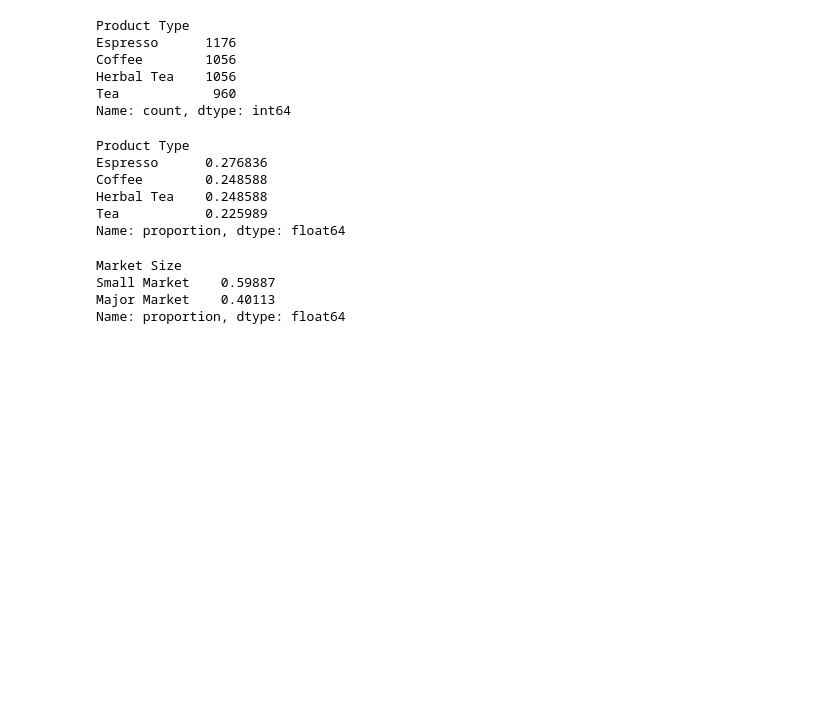
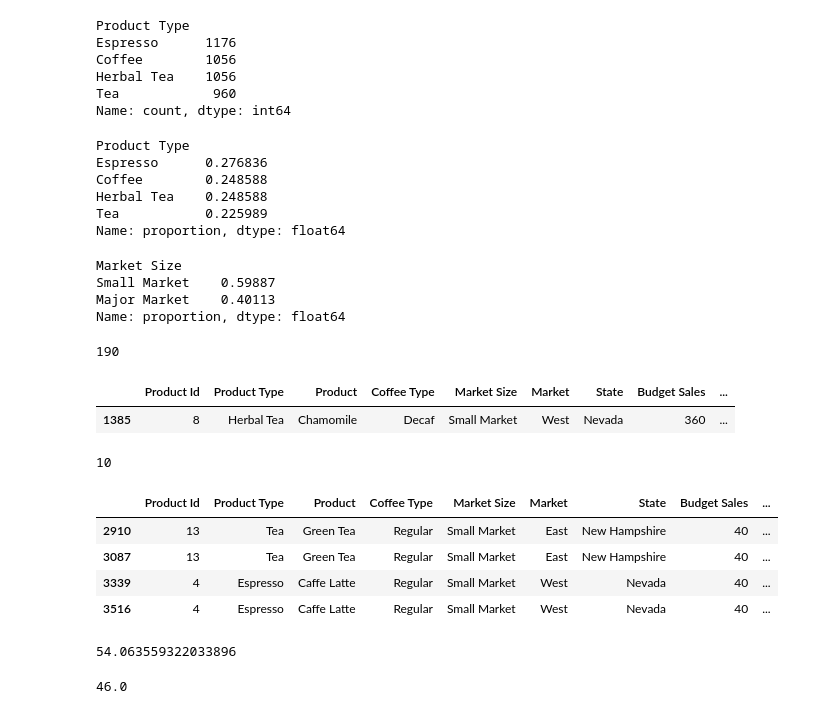
Before and after one commit to alishanstyles/CoffeeChain, a Jupyter notebook: startercode.ipynb, the cells around one changed output. Cells and saved outputs as stored; diff of their text form; code cells hidden in the pictures; blank space fills up the shorter version.

Commit message:
Descriptive Statistics

```diff
--- a/startercode.ipynb
+++ b/startercode.ipynb
@@ -455,3 +455,38 @@ Market Size
 Small Market    0.59887
 Major Market    0.40113
 Name: proportion, dtype: float64
+# %%
+# Descriptive Statistics
+# What is the highest total expense?
+df['Total Expenses'].max()
+# %% [output]
+190
+# %%
+# What product is that?
+df.loc[df['Total Expenses'] == 190,:]
+# %% [output]
+|  | Product Id | Product Type | Product | Coffee Type | Market Size | Market | State | Budget Sales | ... |
+| 1385 | 8 | Herbal Tea | Chamomile | Decaf | Small Market | West | Nevada | 360 | ... |
+# %%
+# What is the lowest total expense?
+df['Total Expenses'] .min()
+# %% [output]
+10
+# %%
+df.loc[df['Total Expenses'] == 10,:]
+# %% [output]
+|  | Product Id | Product Type | Product | Coffee Type | Market Size | Market | State | Budget Sales | ... |
+| 2910 | 13 | Tea | Green Tea | Regular | Small Market | East | New Hampshire | 40 | ... |
+| 3087 | 13 | Tea | Green Tea | Regular | Small Market | East | New Hampshire | 40 | ... |
+| 3339 | 4 | Espresso | Caffe Latte | Regular | Small Market | West | Nevada | 40 | ... |
+| 3516 | 4 | Espresso | Caffe Latte | Regular | Small Market | West | Nevada | 40 | ... |
+# %%
+# What is the average total expense?
+df['Total Expenses'].mean()
+# %% [output]
+54.063559322033896
+# %%
+# What is the median total expense?
+df['Total Expenses'].median()
+# %% [output]
+46.0
```
Also changed, not shown: parts of 2 cells of this notebook.
